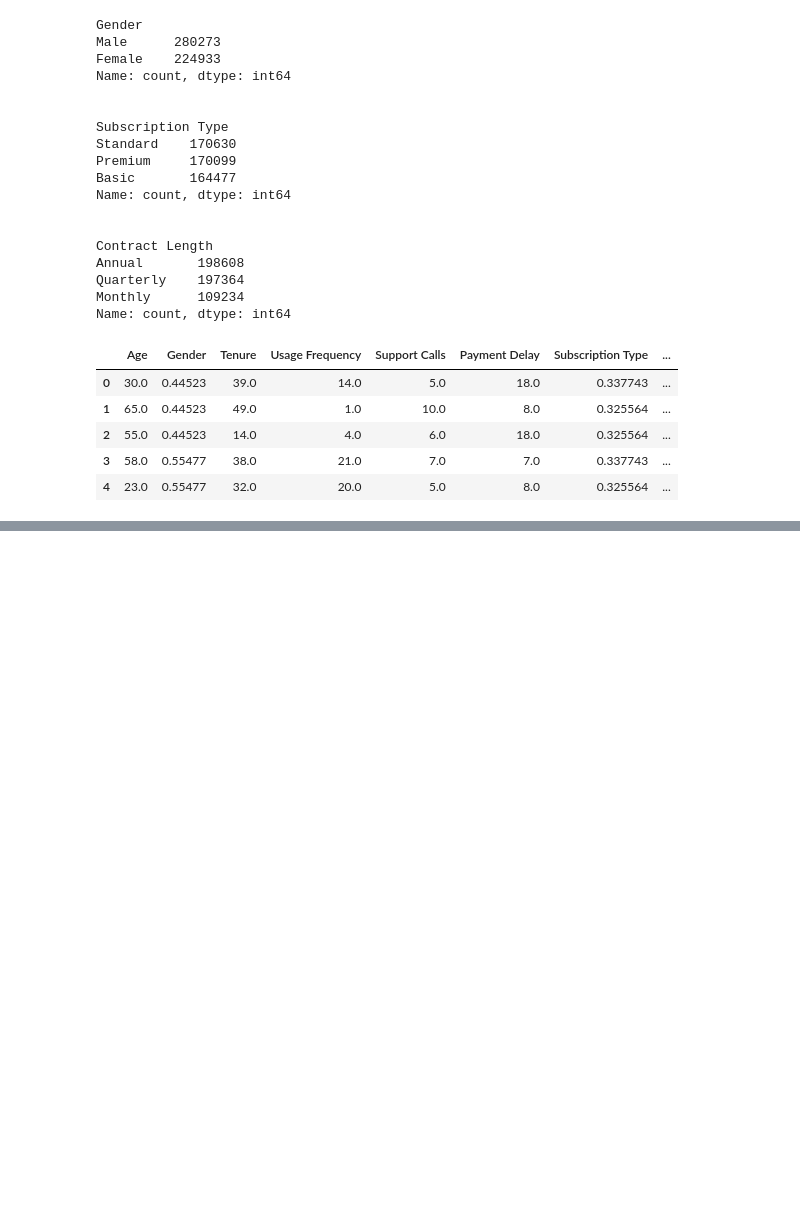
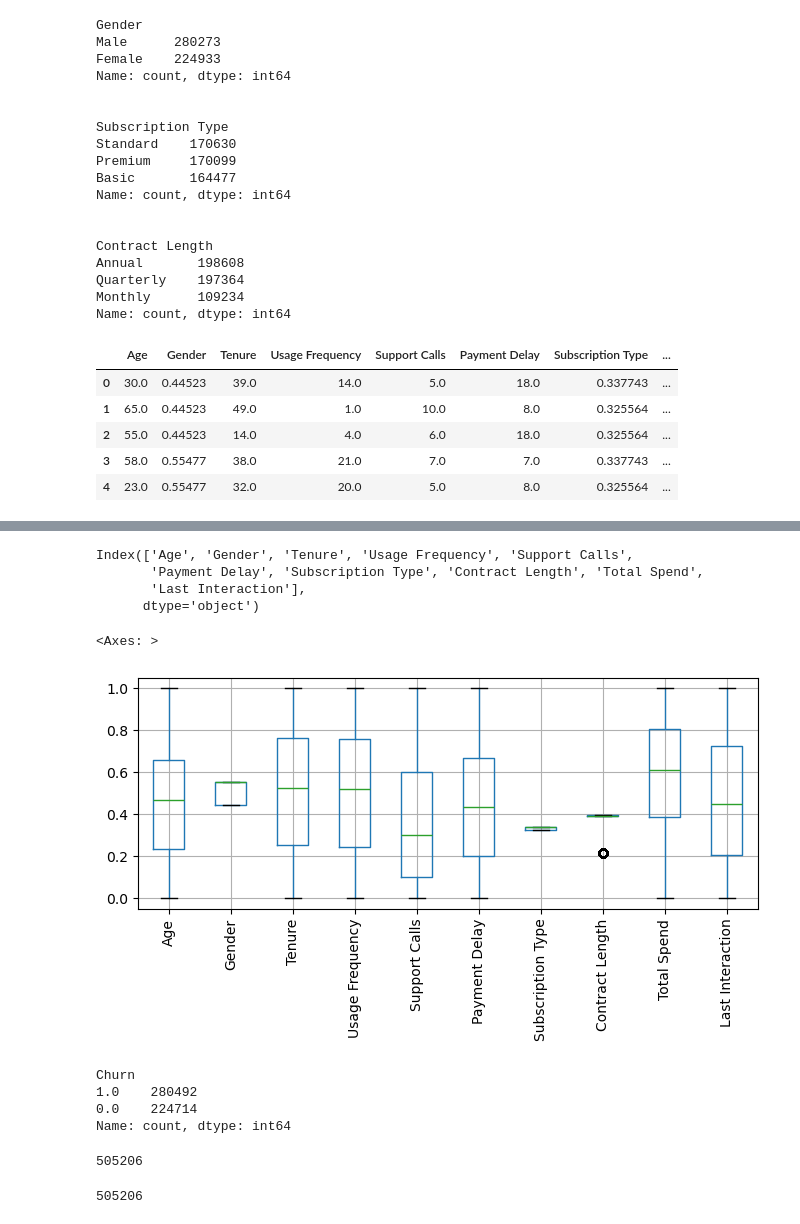
Before and after one commit to Lakshmeesh02/CustomerChurn, a Jupyter notebook: main.ipynb, the cells around one changed output, grey strips where cells are left out. Saved outputs shown, nothing was run; the diff lists cells and outputs as text; code cells hidden in the pictures; blank space fills up the shorter version.

```diff
--- a/main.ipynb
+++ b/main.ipynb
@@ -166,0 +172,5 @@ x.head()
+# %%
+from sklearn.preprocessing import MinMaxScaler
+mmax=MinMaxScaler()
+x[['Age','Tenure', 'Usage Frequency', 'Support Calls','Payment Delay','Total Spend','Last Interaction']]=mmax.fit_transform(x[['Age','Tenure', 'Usage Frequency', 'Support Calls','Payment Delay','Total Spend','Last Interaction']])
+x.head()
@@ -166,0 +184,27 @@ x.head()
+# %%
+x.columns
+# %% [output]
+Index(['Age', 'Gender', 'Tenure', 'Usage Frequency', 'Support Calls',
+       'Payment Delay', 'Subscription Type', 'Contract Length', 'Total Spend',
+       'Last Interaction'],
+      dtype='object')
+# %%
+x.boxplot(rot=90)
+# %% [output]
+<Axes: >
+[figure, added]
+# %%
+y.value_counts()
+# %% [output]
+Churn
+1.0    280492
+0.0    224714
+Name: count, dtype: int64
+# %%
+y.shape[0]
+# %% [output]
+505206
+# %%
+x.shape[0]
+# %% [output]
+505206
```
Also changed, not shown: parts of 3 cells of this notebook.
